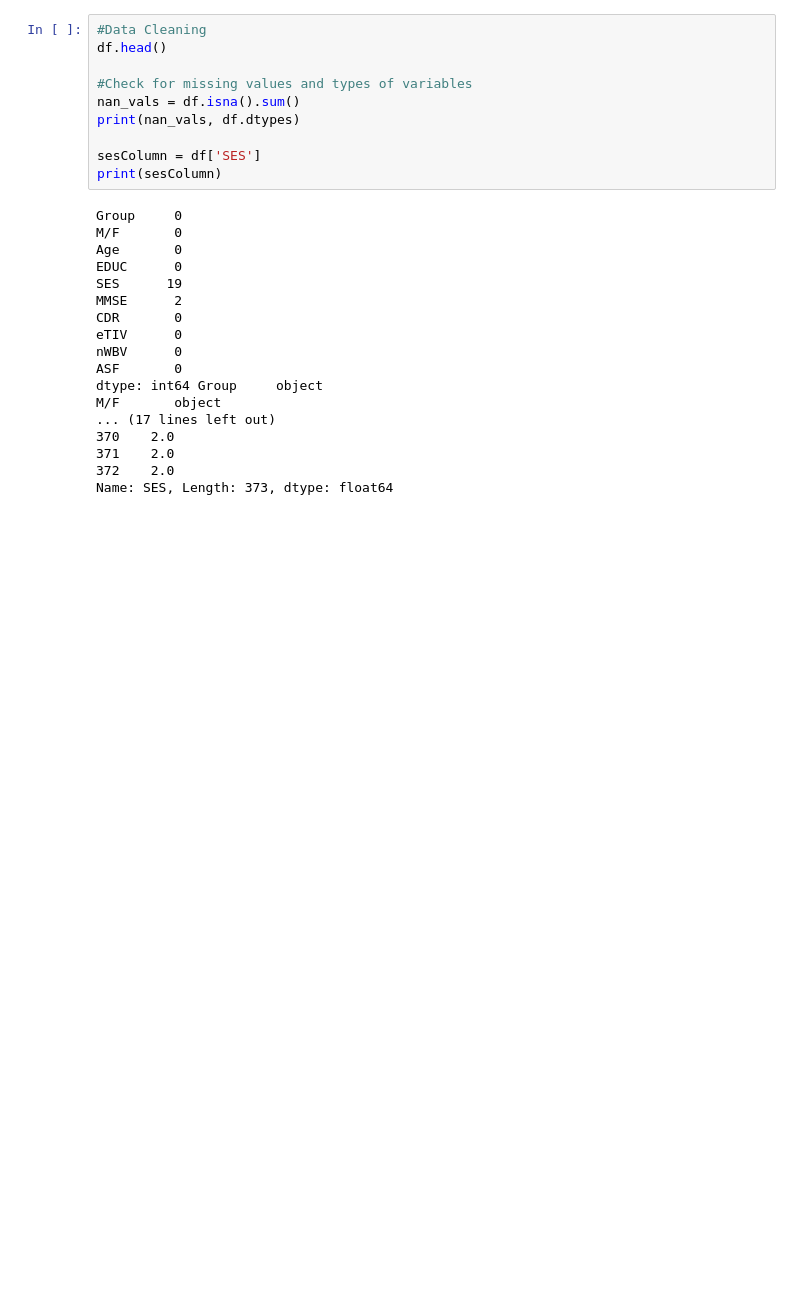
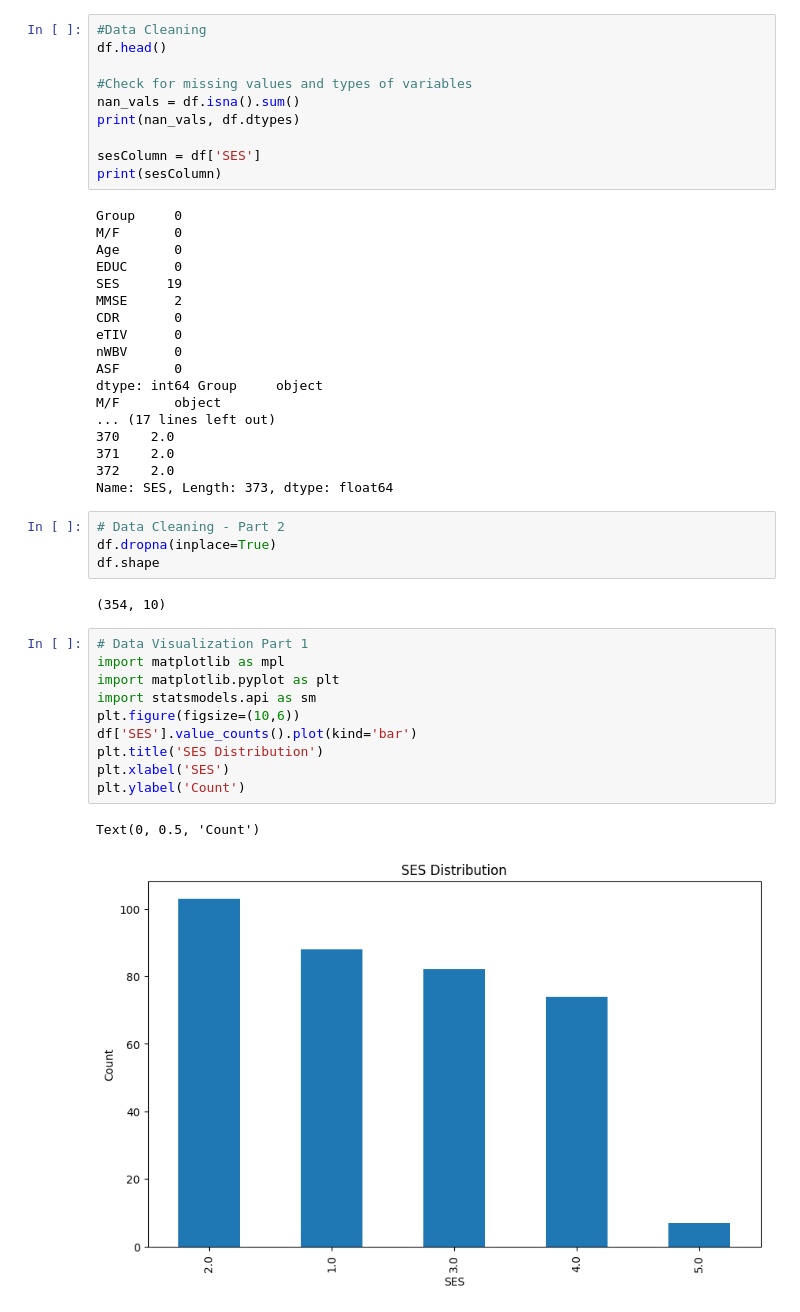
Before and after one commit to andrewresnick1/Alzheimers-STAT4188Project, a Jupyter notebook: finalproj.ipynb, the cells around one changed output. Saved outputs shown, nothing was run; the diff lists cells and outputs as text; blank space fills up the shorter version.

```diff
--- a/finalproj.ipynb
+++ b/finalproj.ipynb
@@ -35,3 +35,22 @@ M/F       object
 371    2.0
 372    2.0
 Name: SES, Length: 373, dtype: float64
+# %%
+# Data Cleaning - Part 2
+df.dropna(inplace=True)
+df.shape
+# %% [output]
+(354, 10)
+# %%
+# Data Visualization Part 1
+import matplotlib as mpl
+import matplotlib.pyplot as plt
+import statsmodels.api as sm
+plt.figure(figsize=(10,6))
+df['SES'].value_counts().plot(kind='bar')
+plt.title('SES Distribution')
+plt.xlabel('SES')
+plt.ylabel('Count')
+# %% [output]
+Text(0, 0.5, 'Count')
+[figure, added]
```
Also changed, not shown: parts of 6 cells of this notebook.
